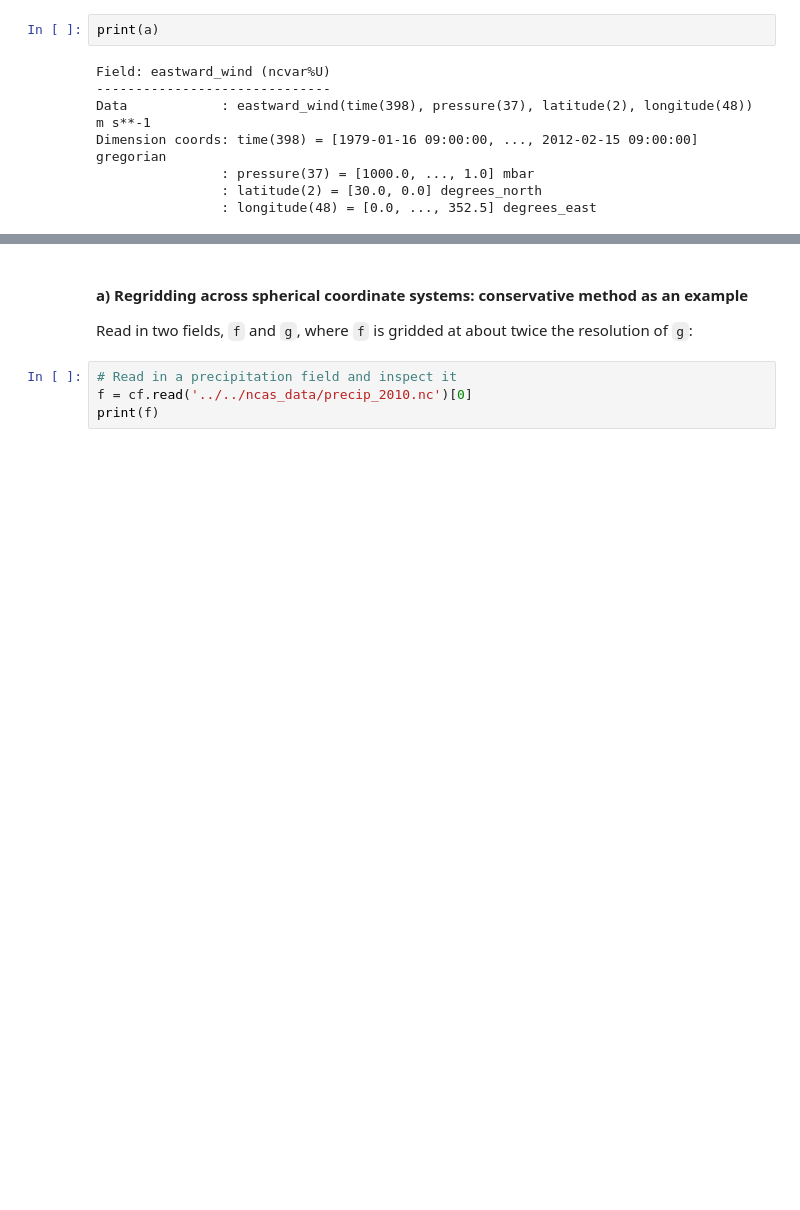
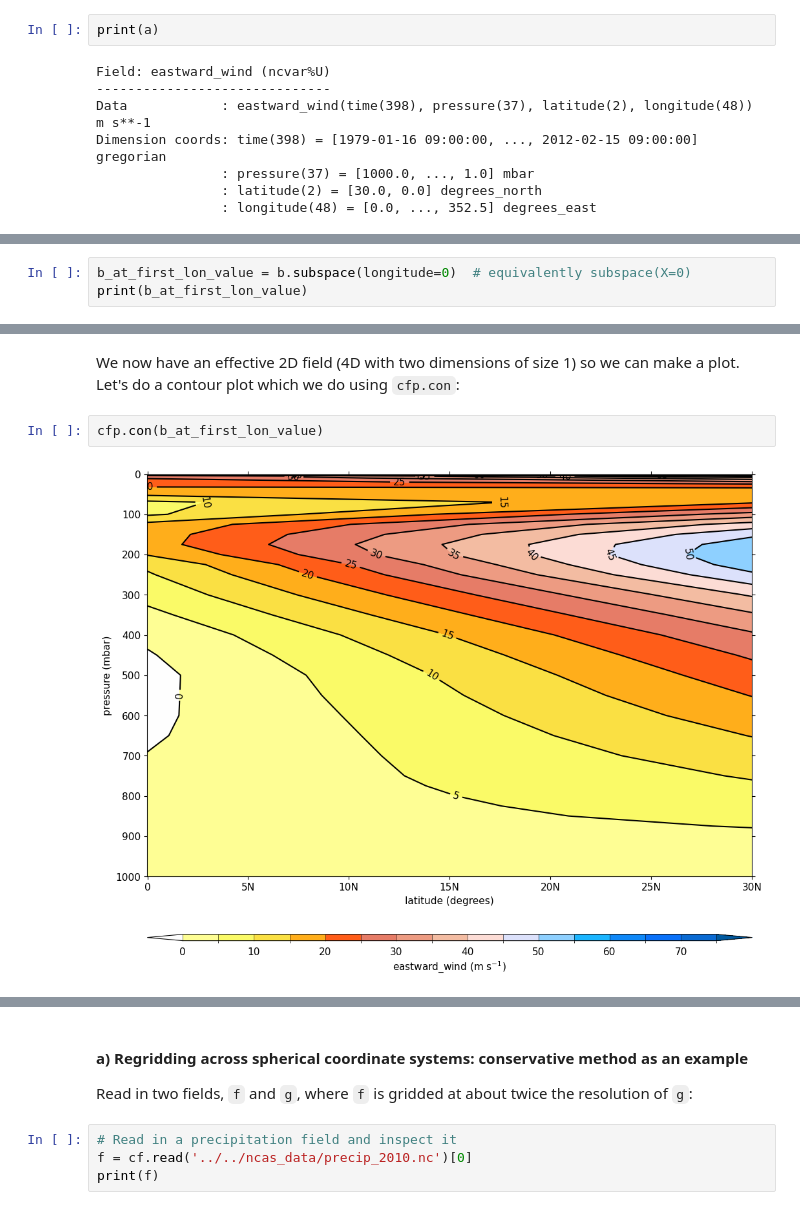
Before and after one commit to sadielbartholomew/cf-tools-training, a Jupyter notebook: new_course/quick_summary/cf_data_tools_summary.ipynb, the cells around one changed output, grey strips where cells are left out. Drawn from its saved outputs; the diff is of its cells as text; blank space fills up the shorter version.

```diff
--- a/new_course/quick_summary/cf_data_tools_summary.ipynb
+++ b/new_course/quick_summary/cf_data_tools_summary.ipynb
@@ -232,0 +257,3 @@ Dimension coords: time(1) = [1995-08-01 21:00:00] gregorian
+# %%
+b_at_first_lon_value = b.subspace(longitude=0)  # equivalently subspace(X=0)
+print(b_at_first_lon_value)
@@ -232,0 +269,6 @@ Dimension coords: time(1) = [1995-08-01 21:00:00] gregorian
+# %% [markdown]
+We now have an effective 2D field (4D with two dimensions of size 1) so we can make a plot. Let's do a contour plot which we do using `cfp.con`:
+# %%
+cfp.con(b_at_first_lon_value)
+# %% [output]
+[figure, added]
```
Also changed, not shown: parts of 24 cells of this notebook.
